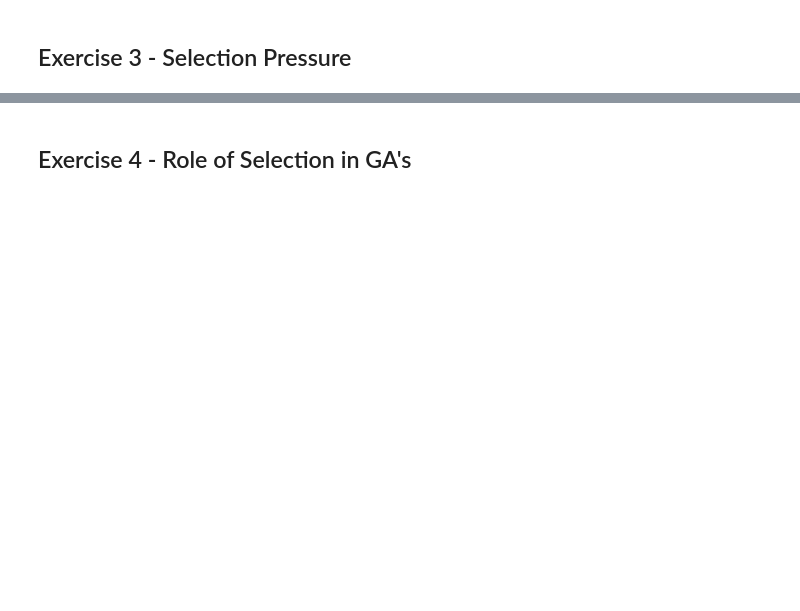
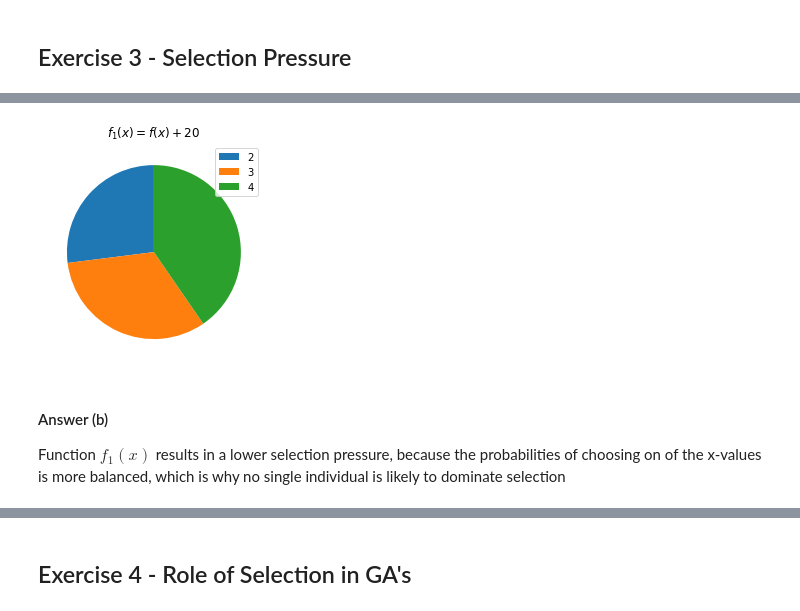
Before and after one commit to marlousnijman/natural_computing, a Jupyter notebook: Assignment 1/assignment1.ipynb, the cells around one changed output, grey strips where cells are left out. Cells and saved outputs as stored; diff of their text form; code cells hidden in the pictures; blank space fills up the shorter version.

```diff
--- a/Assignment 1/assignment1.ipynb
+++ b/Assignment 1/assignment1.ipynb
@@ -22,0 +72,12 @@ tsp_problem = np.loadtxt("file-tsp.txt")
+# %%
+p2 = [0.270, 0.326, 0.404]
+
+plt.pie(p2, startangle=90)
+plt.title("$f_1(x)=f(x) + 20$")
+plt.legend(labels=x)
+plt.show()
+# %% [output]
+[figure, added]
+# %% [markdown]
+#### Answer (b)
+Function $f_1(x)$ results in a lower selection pressure, because the probabilities of choosing on of the x-values is more balanced, which is why no single individual is likely to dominate selection
```
Also changed, not shown: parts of 39 cells of this notebook.
